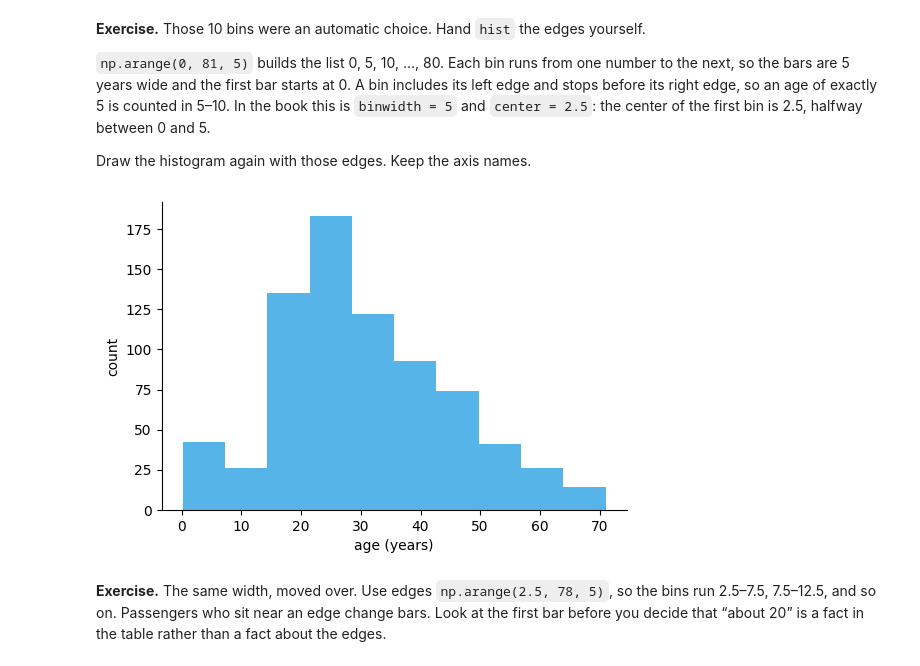
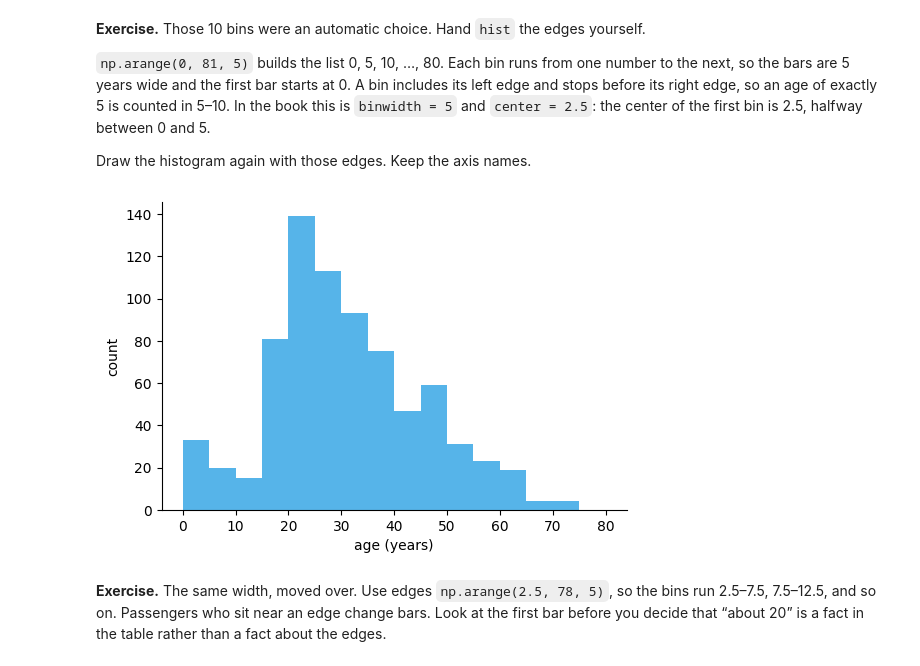
Before and after one commit to Alissa-Ouspen/data110_alissa, a Jupyter notebook: week5/class5_visualizing_distributions_Alissa.ipynb, the cells around one changed output. Cells and saved outputs as stored; diff of their text form; code cells hidden in the pictures.

```diff
--- a/week5/class5_visualizing_distributions_Alissa.ipynb
+++ b/week5/class5_visualizing_distributions_Alissa.ipynb
@@ -84,15 +84,15 @@ Draw the histogram again with those edges. Keep the axis names.
 # %%
 fig, ax = plt.subplots(figsize=(6, 4))
 # fig is the whole picture. ax is the frame inside it.
 # figsize is (width, height) in inches.
 
-ax.hist(titanic["age"], color=FILL)
-np.arange(0, 81, 5)
+ax.hist(titanic["age"], bins = np.arange(0, 81, 5), color=FILL)
+
 ax.set_xlabel("age (years)")  # the name under the x axis
 ax.set_ylabel("count")        # the name beside the y axis
 plt.show()                    # show() draws the picture
 # %% [output]
-[figure, old version]
+[figure, new version]
 # %% [markdown]
 **Exercise.** The same width, moved over. Use edges `np.arange(2.5, 78, 5)`, so the bins run 2.5–7.5, 7.5–12.5, and so on. Passengers who sit near an edge change bars. Look at the first bar before you decide that “about 20” is a fact in the table rather than a fact about the edges.
 # %%
```
Also changed, not shown: parts of 5 cells of this notebook.
